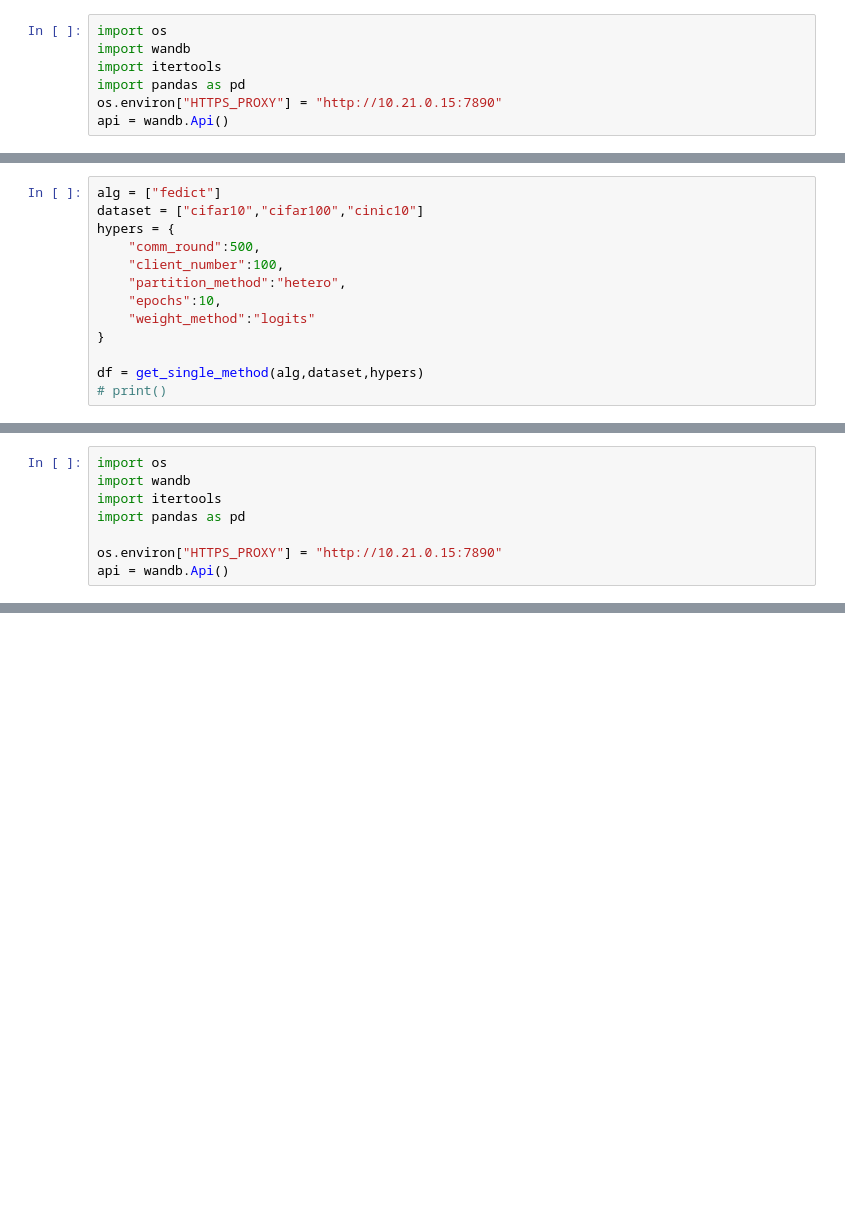
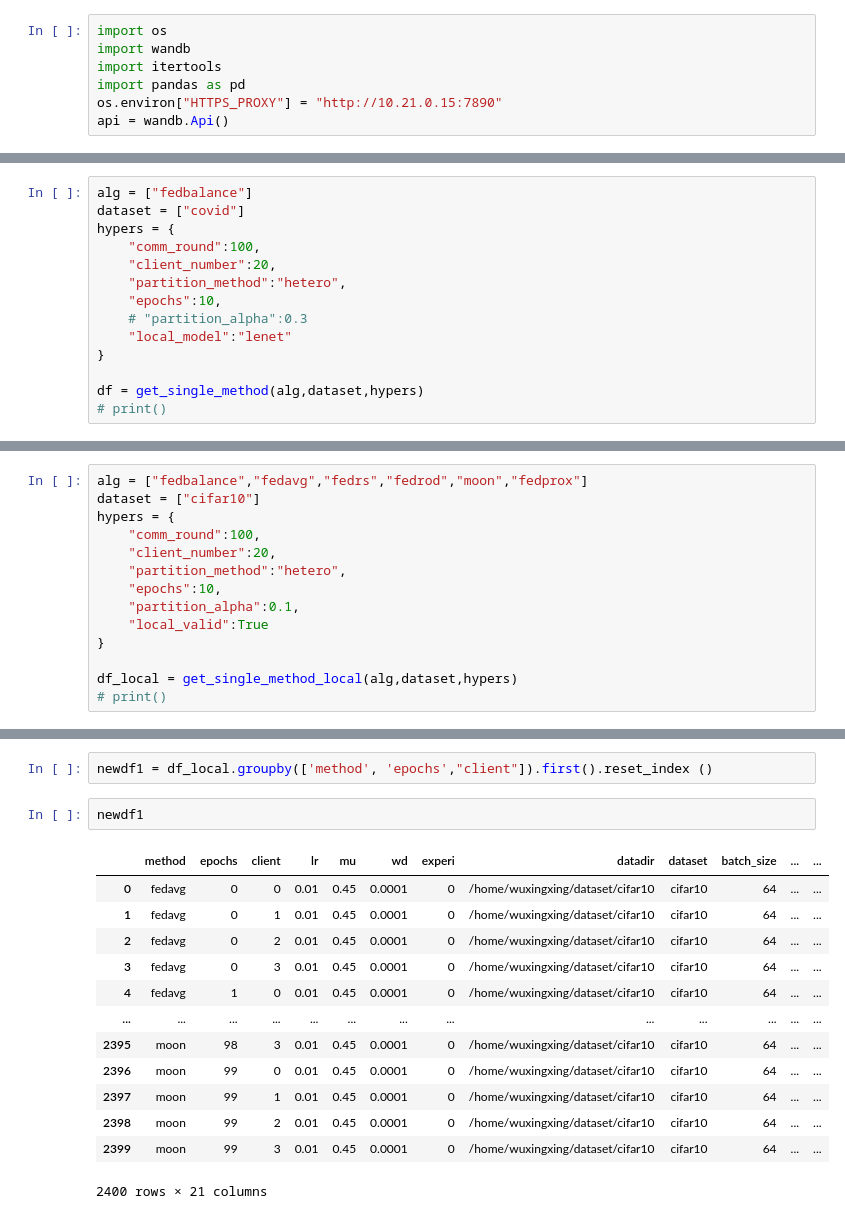
Before and after one commit to henry-tujia/FL-AlgoForge, a Jupyter notebook: read&plot.ipynb, the cells around one changed output, grey strips where cells are left out. Saved outputs shown, nothing was run; the diff lists cells and outputs as text; blank space fills up the shorter version.

```diff
--- a/read&plot.ipynb
+++ b/read&plot.ipynb
@@ -35,14 +28,15 @@ def get_single_method(method,dataset,hypers):
 
     return res
 # %%
-alg = ["fedict"]
-dataset = ["cifar10","cifar100","cinic10"]
+alg = ["fedbalance"]
+dataset = ["covid"]
 hypers = {
-    "comm_round":500,
-    "client_number":100,
+    "comm_round":100,
+    "client_number":20,
     "partition_method":"hetero",
     "epochs":10,
-    "weight_method":"logits"
+    # "partition_alpha":0.3
+    "local_model":"lenet"
 }
 
 df = get_single_method(alg,dataset,hypers)
@@ -147,8 +95,0 @@ data_df.to_csv(os.path.join(*[dataset[0]]).replace("/","_")+".csv")
-# %%
-import os
-import wandb
-import itertools
-import pandas as pd
-
-os.environ["HTTPS_PROXY"] = "http://10.21.0.15:7890"
-api = wandb.Api()
@@ -193,0 +149,14 @@ dtype: float64
+# %%
+alg = ["fedbalance","fedavg","fedrs","fedrod","moon","fedprox"]
+dataset = ["cifar10"]
+hypers = {
+    "comm_round":100,
+    "client_number":20,
+    "partition_method":"hetero",
+    "epochs":10,
+    "partition_alpha":0.1,
+    "local_valid":True
+}
+
+df_local = get_single_method_local(alg,dataset,hypers)
+# print()
@@ -193,0 +165,18 @@ dtype: float64
+# %%
+newdf1 = df_local.groupby(['method', 'epochs',"client"]).first().reset_index ()
+# %%
+newdf1
+# %% [output]
+|  | method | epochs | client | lr | mu | wd | experi | datadir | dataset | batch_size | ... | ... |
+| 0 | fedavg | 0 | 0 | 0.01 | 0.45 | 0.0001 | 0 | /home/wuxingxing/dataset/cifar10 | cifar10 | 64 | ... | ... |
+| 1 | fedavg | 0 | 1 | 0.01 | 0.45 | 0.0001 | 0 | /home/wuxingxing/dataset/cifar10 | cifar10 | 64 | ... | ... |
+| 2 | fedavg | 0 | 2 | 0.01 | 0.45 | 0.0001 | 0 | /home/wuxingxing/dataset/cifar10 | cifar10 | 64 | ... | ... |
+| 3 | fedavg | 0 | 3 | 0.01 | 0.45 | 0.0001 | 0 | /home/wuxingxing/dataset/cifar10 | cifar10 | 64 | ... | ... |
+| 4 | fedavg | 1 | 0 | 0.01 | 0.45 | 0.0001 | 0 | /home/wuxingxing/dataset/cifar10 | cifar10 | 64 | ... | ... |
+| ... | ... | ... | ... | ... | ... | ... | ... | ... | ... | ... | ... | ... |
+| 2395 | moon | 98 | 3 | 0.01 | 0.45 | 0.0001 | 0 | /home/wuxingxing/dataset/cifar10 | cifar10 | 64 | ... | ... |
+| 2396 | moon | 99 | 0 | 0.01 | 0.45 | 0.0001 | 0 | /home/wuxingxing/dataset/cifar10 | cifar10 | 64 | ... | ... |
+| 2397 | moon | 99 | 1 | 0.01 | 0.45 | 0.0001 | 0 | /home/wuxingxing/dataset/cifar10 | cifar10 | 64 | ... | ... |
+| 2398 | moon | 99 | 2 | 0.01 | 0.45 | 0.0001 | 0 | /home/wuxingxing/dataset/cifar10 | cifar10 | 64 | ... | ... |
+| 2399 | moon | 99 | 3 | 0.01 | 0.45 | 0.0001 | 0 | /home/wuxingxing/dataset/cifar10 | cifar10 | 64 | ... | ... |
+2400 rows × 21 columns
```
Also changed, not shown: parts of 12 cells of this notebook, 16 other files.
